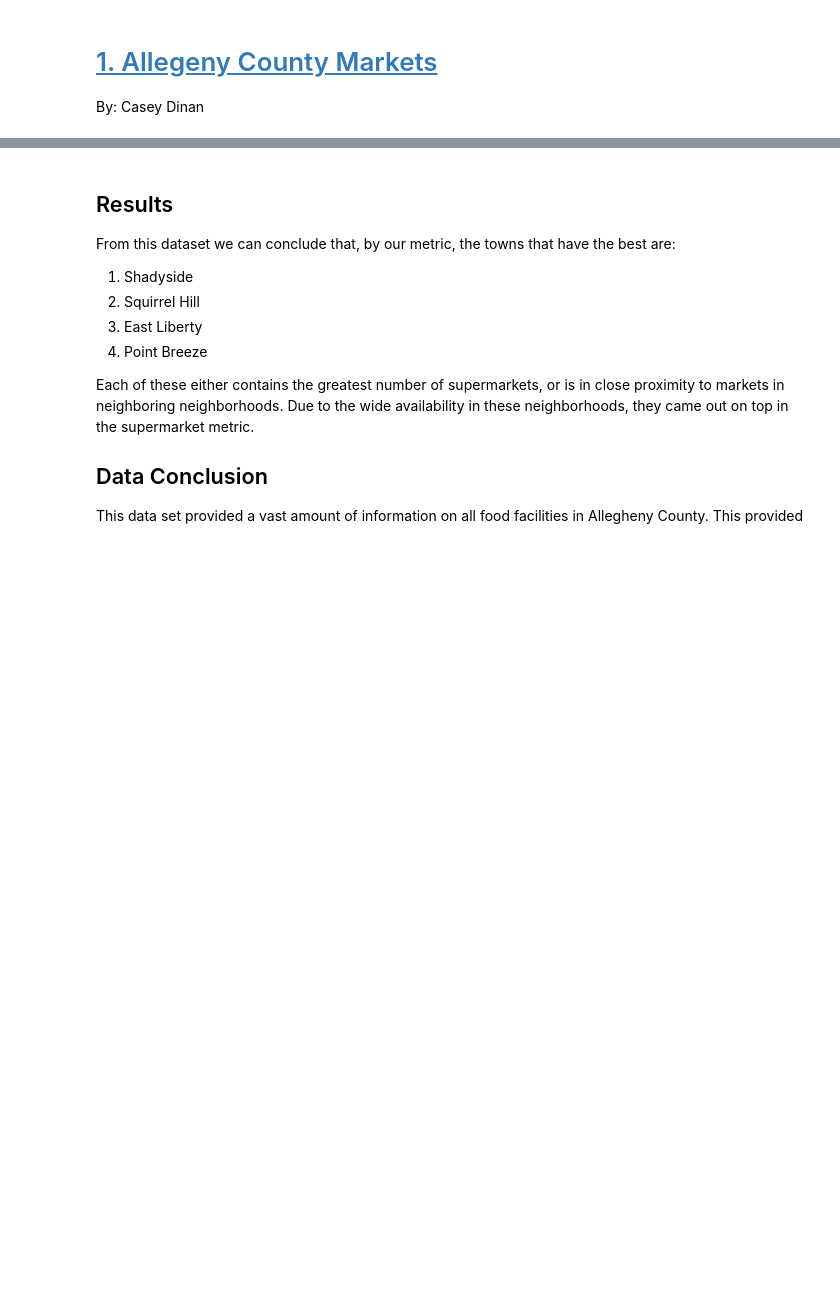
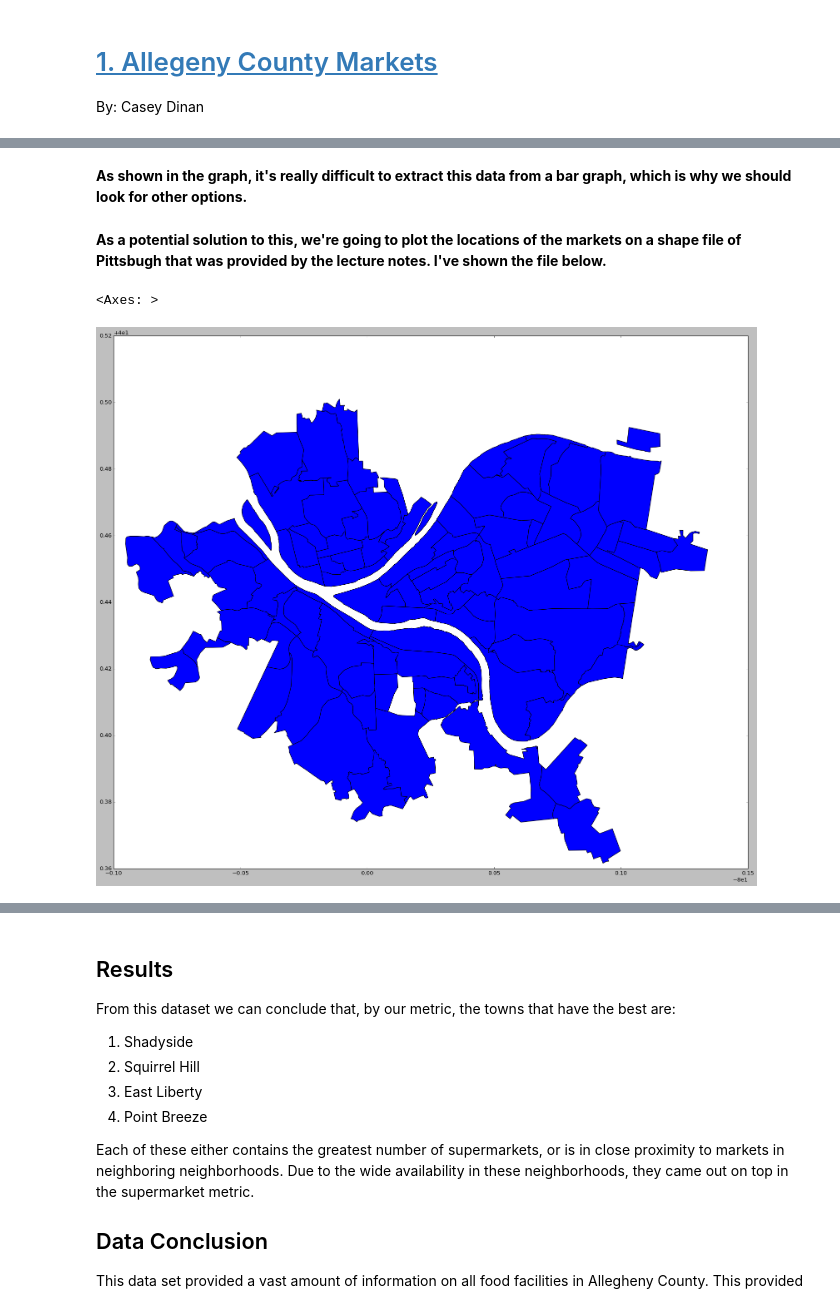
Before and after one commit to CaseyDinan/Big-Ideas-Final-Project, a Jupyter notebook: FinalAnalysis.ipynb, the cells around one changed output, grey strips where cells are left out. Cells and saved outputs as stored; diff of their text form; code cells hidden in the pictures; blank space fills up the shorter version.

```diff
--- a/FinalAnalysis.ipynb
+++ b/FinalAnalysis.ipynb
@@ -23,0 +93,10 @@ By: Casey Dinan
+# %% [markdown]
+**As shown in the graph, it's really difficult to extract this data from a bar graph, which is why we should look for other options.**
+# %% [markdown]
+**As a potential solution to this, we're going to plot the locations of the markets on a shape file of Pittsbugh that was provided by the lecture notes. I've shown the file below.**
+# %%
+neighborhoods = geopandas.read_file("Neighborhoods/Neighborhoods_.shp")
+neighborhoods.plot()
+# %% [output]
+<Axes: >
+[figure, added]
```
Also changed, not shown: parts of 32 cells of this notebook, 1 other file.
